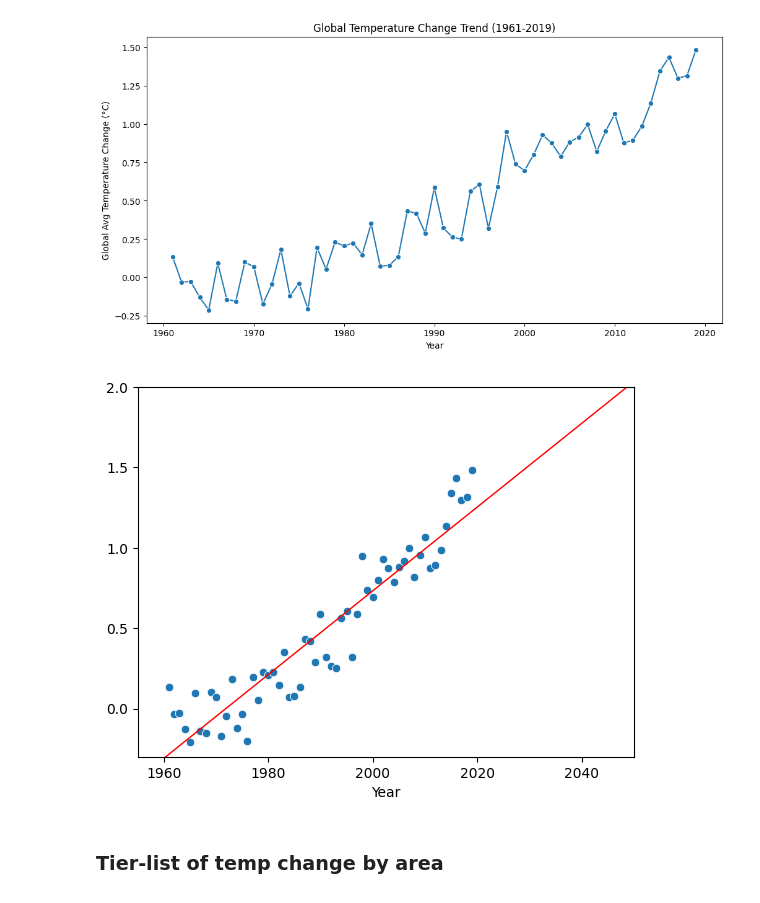
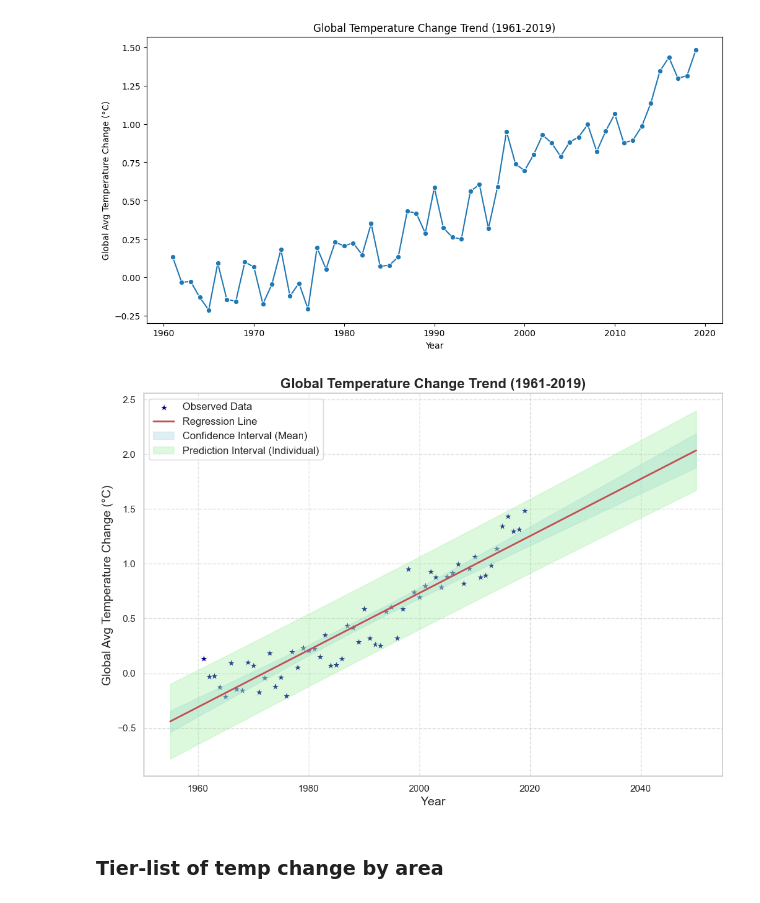
Before and after one commit to stacyshki/TemperatureChangeVisualization, a Jupyter notebook: FINAL PROJECT.ipynb, the cells around one changed output. Saved outputs shown, nothing was run; the diff lists cells and outputs as text; code cells hidden in the pictures.

Commit message:
Linear regression of GlobalTemChange

```diff
--- a/FINAL PROJECT.ipynb
+++ b/FINAL PROJECT.ipynb
@@ -194,19 +194,41 @@ plt.title("Global Temperature Change Trend (1961-2019)")
 plt.show()
 # %% [output]
 [figure]
-# %%
-x=global_avg.index
-y=global_avg.values
-fit = np.polyfit(x,y, 1)
-poly = np.poly1d(fit)
-sns.scatterplot(x = x, y = y)
-z = [1960,2050]
-plt.plot(z,poly(z),'r-', linewidth = 1)
-plt.xlim(1955,2050)
-plt.ylim(-0.3,2)
-plt.show()
-# %% [output]
-[figure, removed]
+# %%
+x = global_avg.index
+y = global_avg.values
+lr = st.linregress(x, y)
+fit = np.polyfit(x, y, 1)
+poly = np.poly1d(fit)
+x0 = np.linspace(1955, 2050, 100)
+hy0 = poly(x0)
+v0 = (np.var(x) + (x0 - np.mean(x))**2) / (len(x) * np.var(x))
+hy = lr.intercept + lr.slope * x
+e = y - hy
+sse = np.sum(e**2)
+hs2 = sse / (len(x) - 2)
+alpha = 0.05
+t = st.t.ppf(1 - alpha / 2, len(x) - 2)
+eps_mean = t * np.sqrt(hs2 * v0)
+mean_l0 = hy0 - eps_mean
+mean_up = hy0 + eps_mean
+eps_pred = t * np.sqrt(hs2 * (1 + v0))
+val_l0 = hy0 - eps_pred
+val_up = hy0 + eps_pred
+sns.set_theme(style="whitegrid")
+plt.figure(figsize=(12, 8))
+sns.scatterplot(x=x, y=y, marker='*', color='darkblue', label='Observed Data', s=100)
+plt.plot(x0, poly(x0), 'r-', linewidth=2, label='Regression Line')
+plt.fill_between(x0, mean_l0, mean_up, color='lightblue', alpha=0.4, label='Confidence Interval (Mean)')
+plt.fill_between(x0, val_l0, val_up, color='lightgreen', alpha=0.3, label='Prediction Interval (Individual)')
+plt.title('Global Temperature Change Trend (1961-2019)', fontsize=16, fontweight='bold')
+plt.xlabel('Year', fontsize=14)
+plt.ylabel('Global Avg Temperature Change (°C)', fontsize=14)
+plt.legend(loc='upper left', fontsize=12)
+plt.grid(True, linestyle='--', alpha=0.6)
+plt.show()
+# %% [output]
+[figure, added]
 # %% [markdown]
 ### Tier-list of temp change by area
 # %%
```
Also changed, not shown: 1 other file.
